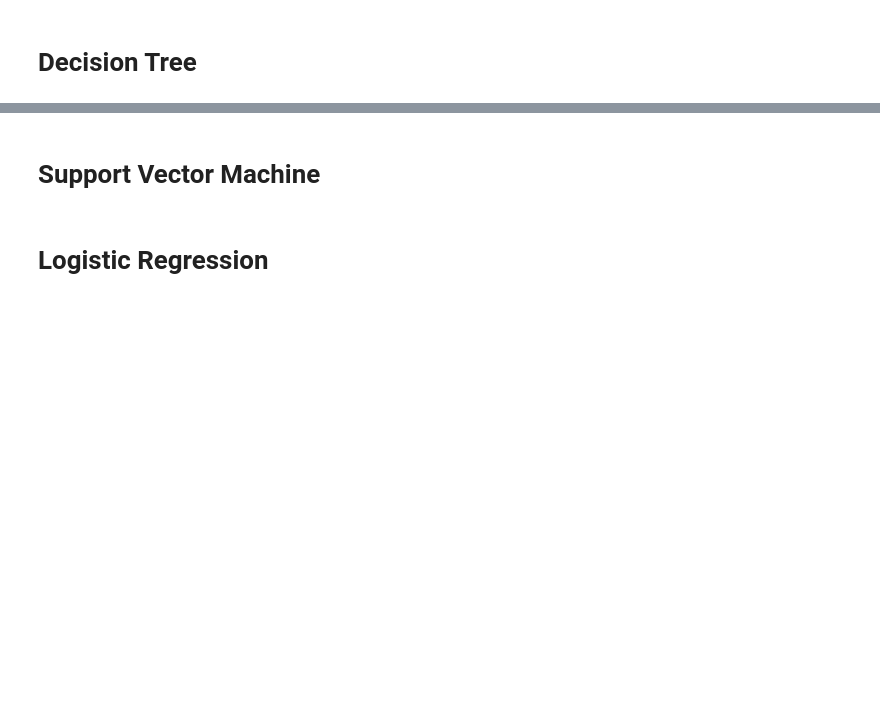
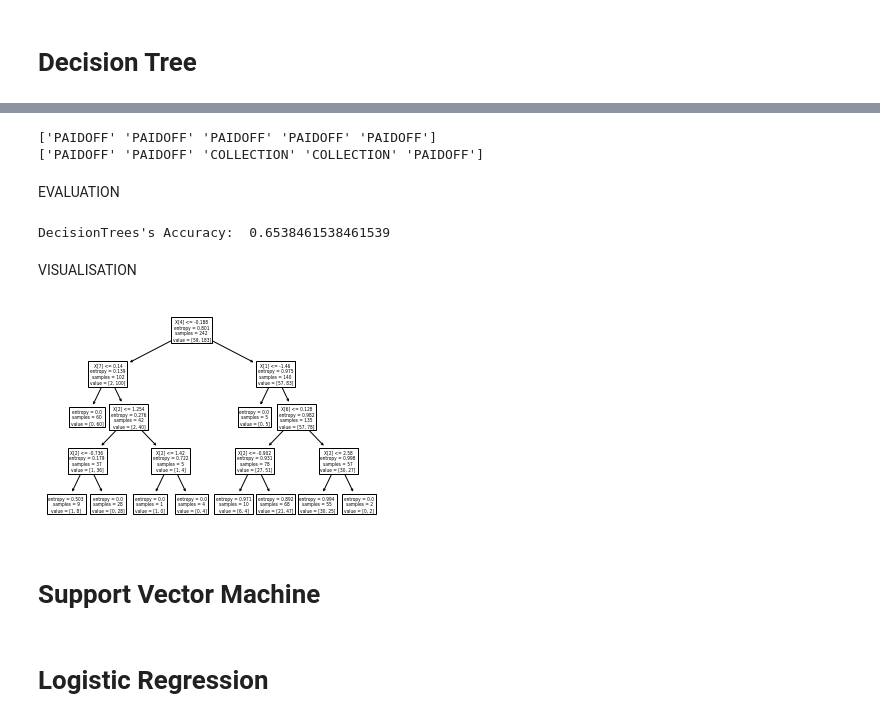
Before and after one commit to honzapetr/IBM-Data-Science-Professional-Certificate, a Jupyter notebook: Machine Learning with Python/ML0101EN-Proj-Loan-py-v1.ipynb, the cells around one changed output, grey strips where cells are left out. Cells and saved outputs as stored; diff of their text form; code cells hidden in the pictures; blank space fills up the shorter version.

```diff
--- a/Machine Learning with Python/ML0101EN-Proj-Loan-py-v1.ipynb
+++ b/Machine Learning with Python/ML0101EN-Proj-Loan-py-v1.ipynb
@@ -271,0 +357,3 @@ print ('Test set:', X_test.shape,  y_test.shape)
+# %%
+X_trainset, X_testset, y_trainset, y_testset = train_test_split(X, y, test_size=0.3, random_state=3)
+print('Shape of X training set {}'.format(X_trainset.shape),'&',' Size of Y training set {}'.format(y_trainset.shape))
@@ -271,0 +362,3 @@ print ('Test set:', X_test.shape,  y_test.shape)
+# %%
+loanTree = DecisionTreeClassifier(criterion="entropy", max_depth = 4)
+loanTree # it shows the default parameters
@@ -271,0 +367,2 @@ print ('Test set:', X_test.shape,  y_test.shape)
+# %%
+loanTree.fit(X_trainset,y_trainset)
@@ -272,3 +375,24 @@ print ('Test set:', X_test.shape,  y_test.shape)
+# %%
+print (predTree [0:5])
+print (y_testset [0:5])
+# %% [output]
+['PAIDOFF' 'PAIDOFF' 'PAIDOFF' 'PAIDOFF' 'PAIDOFF']
+['PAIDOFF' 'PAIDOFF' 'COLLECTION' 'COLLECTION' 'PAIDOFF']
+# %% [markdown]
+EVALUATION
+# %%
+from sklearn import metrics
+import matplotlib.pyplot as plt
+print("DecisionTrees's Accuracy: ", metrics.accuracy_score(y_testset, predTree))
+# %% [output]
+DecisionTrees's Accuracy:  0.6538461538461539
+# %% [markdown]
+VISUALISATION
+# %%
+tree.plot_tree(loanTree)
+plt.show()
+# %% [output]
+[figure, added]
 # %% [markdown]
 # Support Vector Machine
 # %% [markdown]
```
Also changed, not shown: parts of 16 cells of this notebook.
